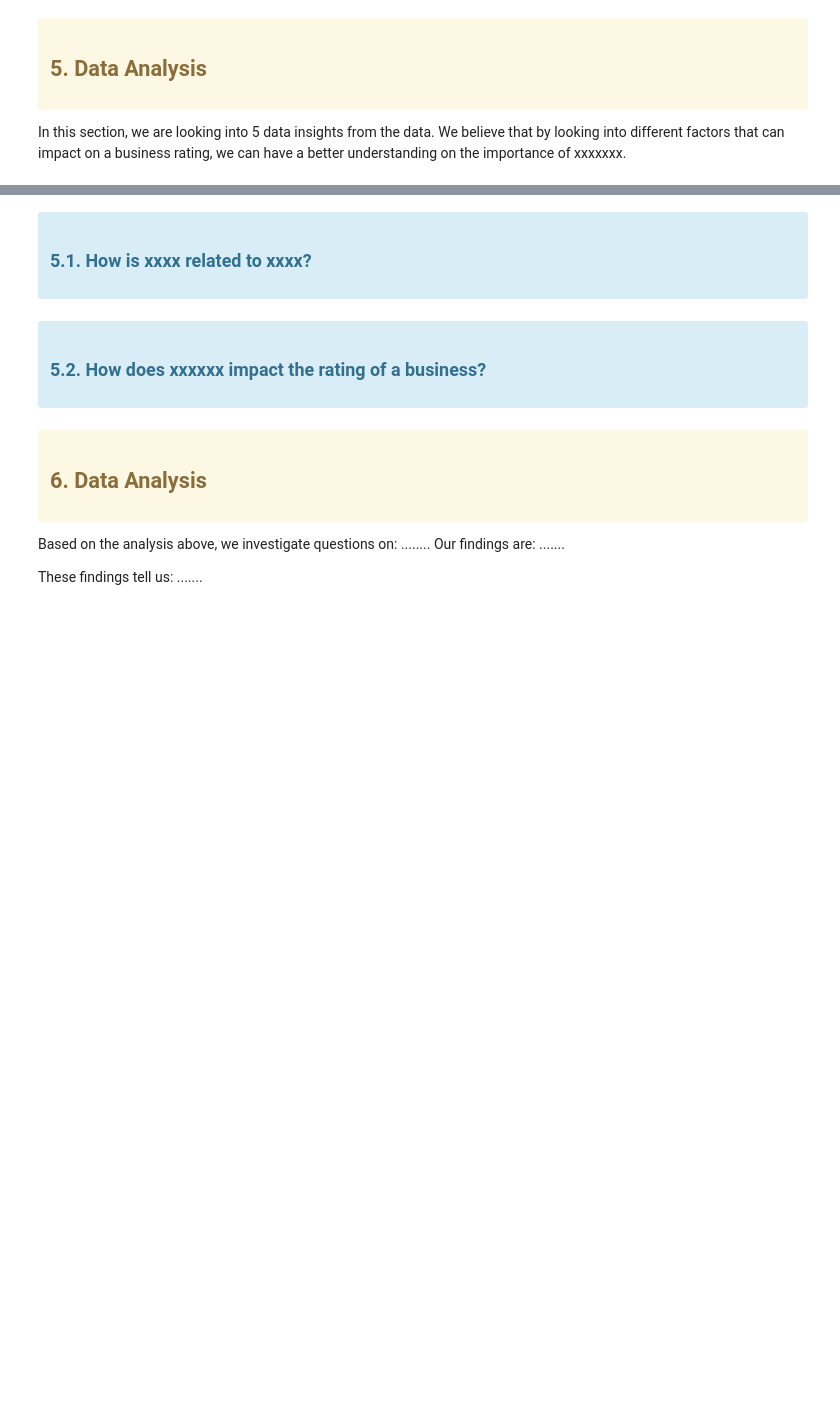
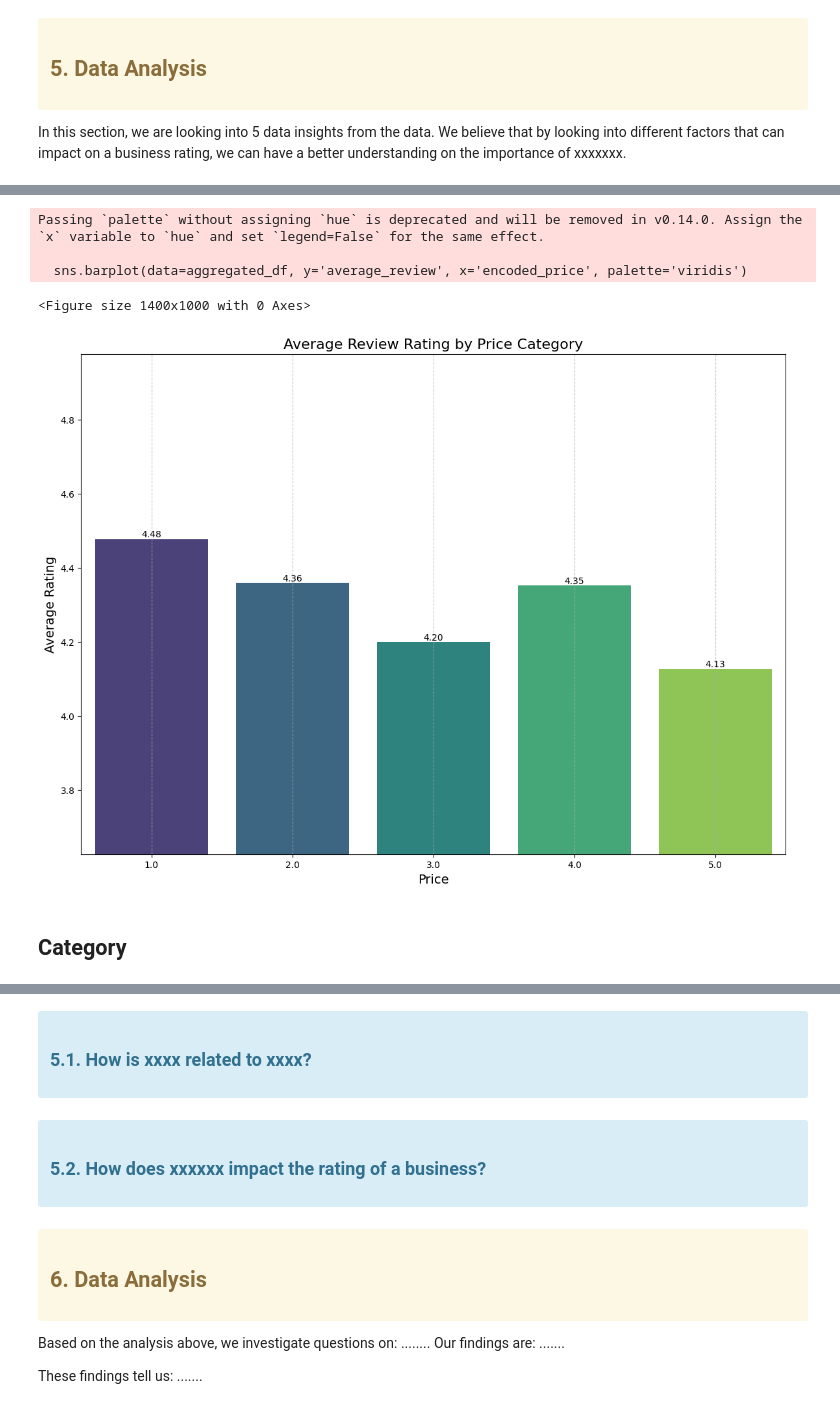
Before and after one commit to felix553/FIT5198-Assignment-1-, a Jupyter notebook: notebook_templates/task3_xxxxxxx.ipynb, the cells around one changed output, grey strips where cells are left out. Saved outputs shown, nothing was run; the diff lists cells and outputs as text; code cells hidden in the pictures; blank space fills up the shorter version.

```diff
--- a/notebook_templates/task3_xxxxxxx.ipynb
+++ b/notebook_templates/task3_xxxxxxx.ipynb
@@ -254,0 +467,51 @@ ValueError: seek of closed file
+# %%
+def encode_price(price):
+    encoding_map = {
+        '₩': 1,
+        '₩₩': 2,
+        '$': 3,
+        '$$': 4,
+        '$$$': 5
+    }
+    return encoding_map.get(price, np.nan)  # Return np.nan for None or any other unexpected value
+# %%
+# Aggregate data
+merged_df['encoded_price'] = merged_df['price'].apply(encode_price)
+aggregated_df = merged_df.groupby(['encoded_price']).agg(
+    count=('encoded_price', 'size'),
+    average_review=('review_rating', 'mean')
+).reset_index()
+
+# Sort the DataFrame based on average review rating
+aggregated_df = aggregated_df.sort_values(by='average_review', ascending=False)
+
+# Set the plot size
+plt.figure(figsize=(14, 10))
+
+# Set the plot size
+plt.figure(figsize=(14, 10))
+
+# Create a horizontal bar chart with categorical x-axis
+sns.barplot(data=aggregated_df, y='average_review', x='encoded_price', palette='viridis')
+
+# Add labels on bars correctly aligned
+for index, row in aggregated_df.iterrows():
+    plt.text(x=index, y=row['average_review'], s=f'{row["average_review"]:.2f}',
+             va='bottom', ha='center', fontsize=10, color='black')
+
+# Adjust the y-axis limit to emphasize differences (zoom in)
+plt.ylim(aggregated_df['average_review'].min() - 0.5, aggregated_df['average_review'].max() + 0.5)
+
+# Customize the plot
+plt.title('Average Review Rating by Price Category', fontsize=16)
+plt.xlabel('Price', fontsize=14)
+plt.ylabel('Average Rating', fontsize=14)
+plt.grid(axis='x', linestyle='--', alpha=0.7)
+# %% [output]
+Passing `palette` without assigning `hue` is deprecated and will be removed in v0.14.0. Assign the `x` variable to `hue` and set `legend=False` for the same effect.
+
+  sns.barplot(data=aggregated_df, y='average_review', x='encoded_price', palette='viridis')
+<Figure size 1400x1000 with 0 Axes>
+[figure, added]
+# %% [markdown]
+## Category
```
Also changed, not shown: parts of 30 cells of this notebook.
